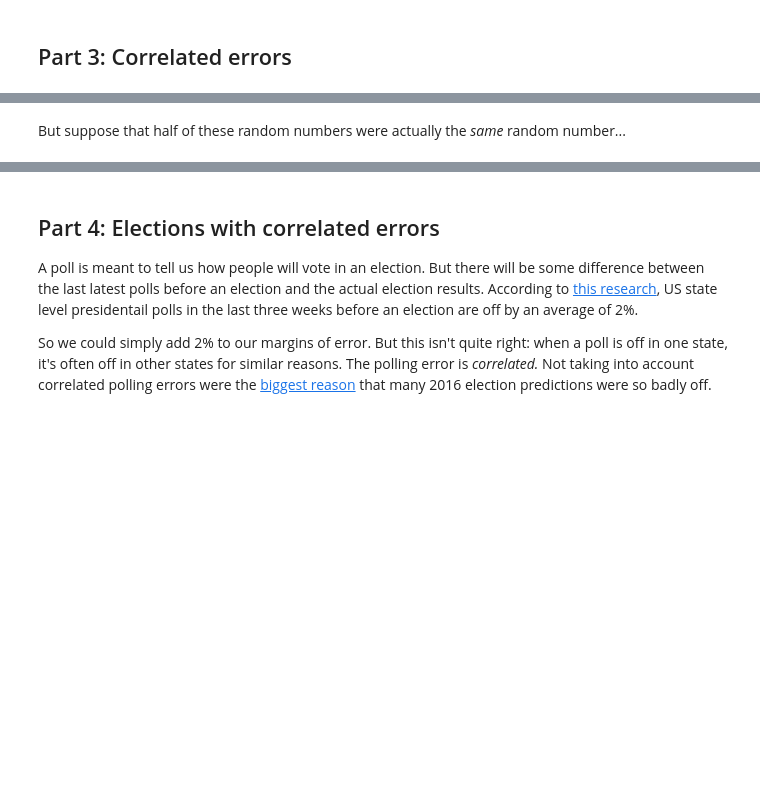
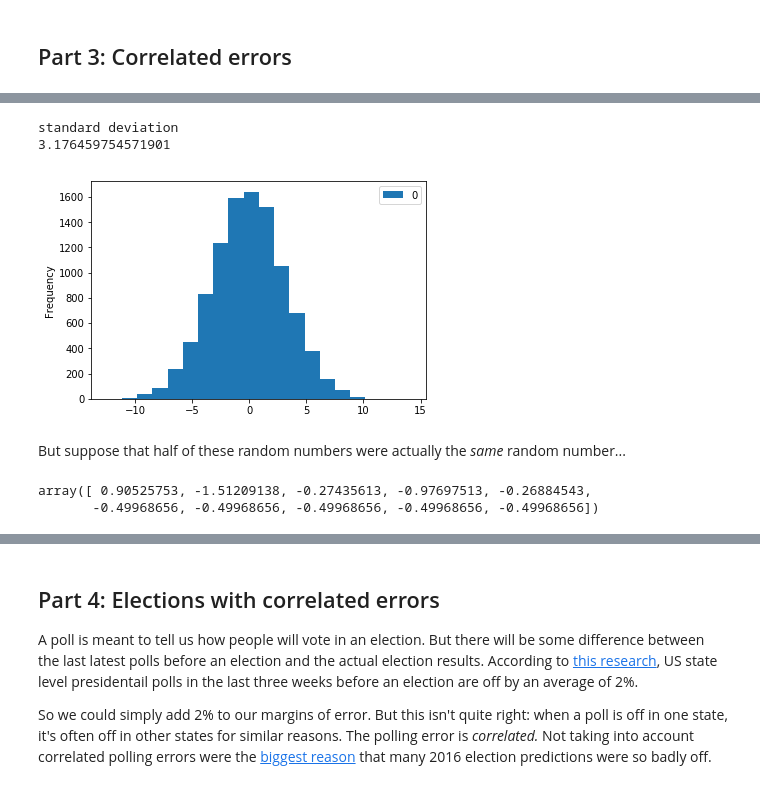
Before and after one commit to jstray/lede-algorithms, a Jupyter notebook: week-6/week-6-1-election-prediction-empty.ipynb, the cells around one changed output, grey strips where cells are left out. Cells and saved outputs as stored; diff of their text form; code cells hidden in the pictures; blank space fills up the shorter version.

```diff
--- a/week-6/week-6-1-election-prediction-empty.ipynb
+++ b/week-6/week-6-1-election-prediction-empty.ipynb
@@ -152,5 +285,12 @@ def plot_distribution_of_sums(make_a_sum_function, n_times):
     print(float(sums.std()))
 # %%
 # If take the sum of these random numbers 1000 times, what do we get?
+def uncorrelated_sum(dummy):
+    return np.random.normal(mean, stddev, n).sum()
+plot_distribution_of_sums(uncorrelated_sum, 10000)
+# %% [output]
+standard deviation
+3.176459754571901
+[figure, added]
 # %% [markdown]
 But suppose that half of these random numbers were actually the *same* random number...
@@ -156,0 +302,5 @@ But suppose that half of these random numbers were actually the *same* random nu
+# %%
+correlated_randoms()
+# %% [output]
+array([ 0.90525753, -1.51209138, -0.27435613, -0.97697513, -0.26884543,
+       -0.49968656, -0.49968656, -0.49968656, -0.49968656, -0.49968656])
```
Also changed, not shown: parts of 31 cells of this notebook, 1 other file.
